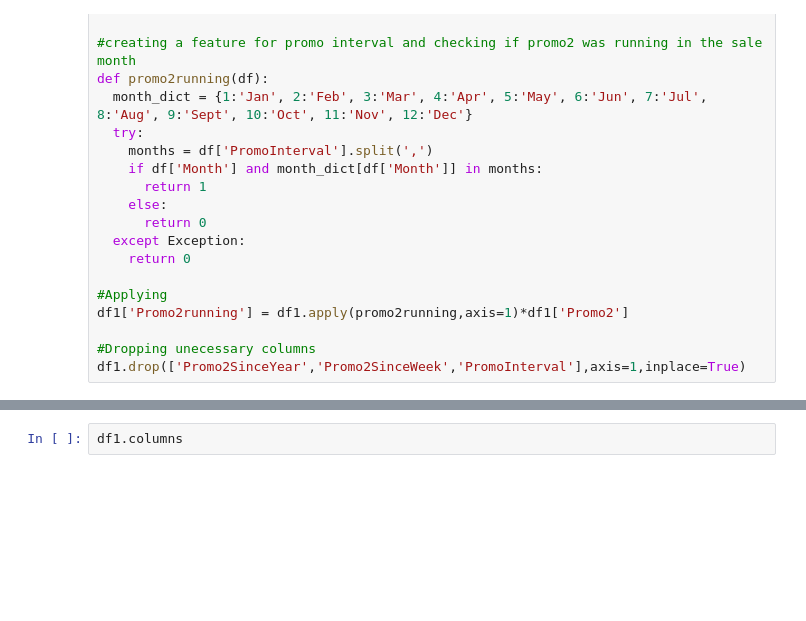
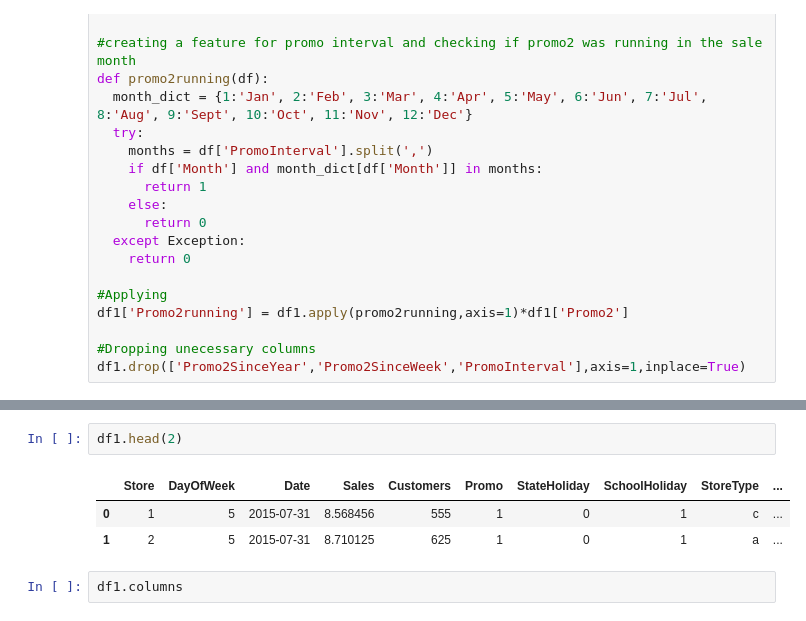
Before and after one commit to Bprs68/Rossmann-Sales-Prediction-, a Jupyter notebook: Rossmann_Sales_Prediction_Capstone_Project.ipynb, the cells around one changed output, grey strips where cells are left out. Saved outputs shown, nothing was run; the diff lists cells and outputs as text; blank space fills up the shorter version.

```diff
--- a/Rossmann_Sales_Prediction_Capstone_Project.ipynb
+++ b/Rossmann_Sales_Prediction_Capstone_Project.ipynb
@@ -811,3 +818,9 @@ df1.drop(['Promo2SinceYear','Promo2SinceWeek','PromoInterval'],axis=1,inplace=Tr
+# %%
+df1.head(2)
+# %% [output]
+|  | Store | DayOfWeek | Date | Sales | Customers | Promo | StateHoliday | SchoolHoliday | StoreType | ... |
+| 0 | 1 | 5 | 2015-07-31 | 8.568456 | 555 | 1 | 0 | 1 | c | ... |
+| 1 | 2 | 5 | 2015-07-31 | 8.710125 | 625 | 1 | 0 | 1 | a | ... |
 # %%
 df1.columns
 # %% [output]
```
Also changed, not shown: parts of 6 cells of this notebook.
